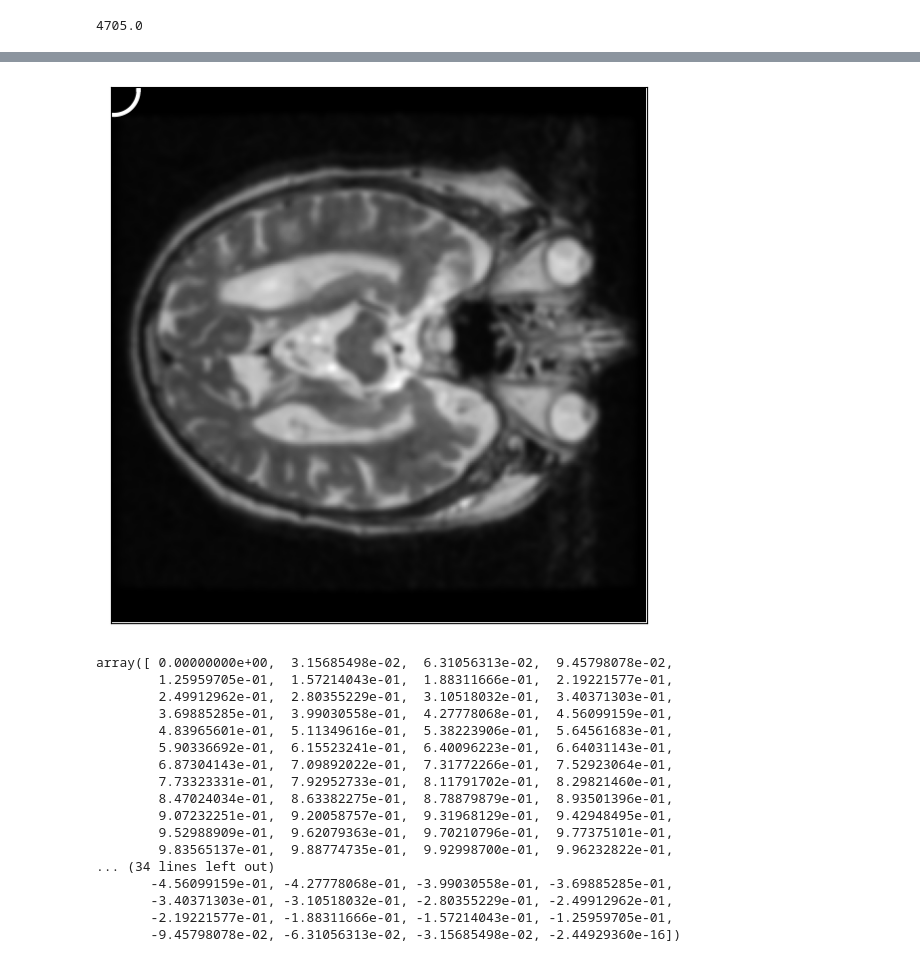
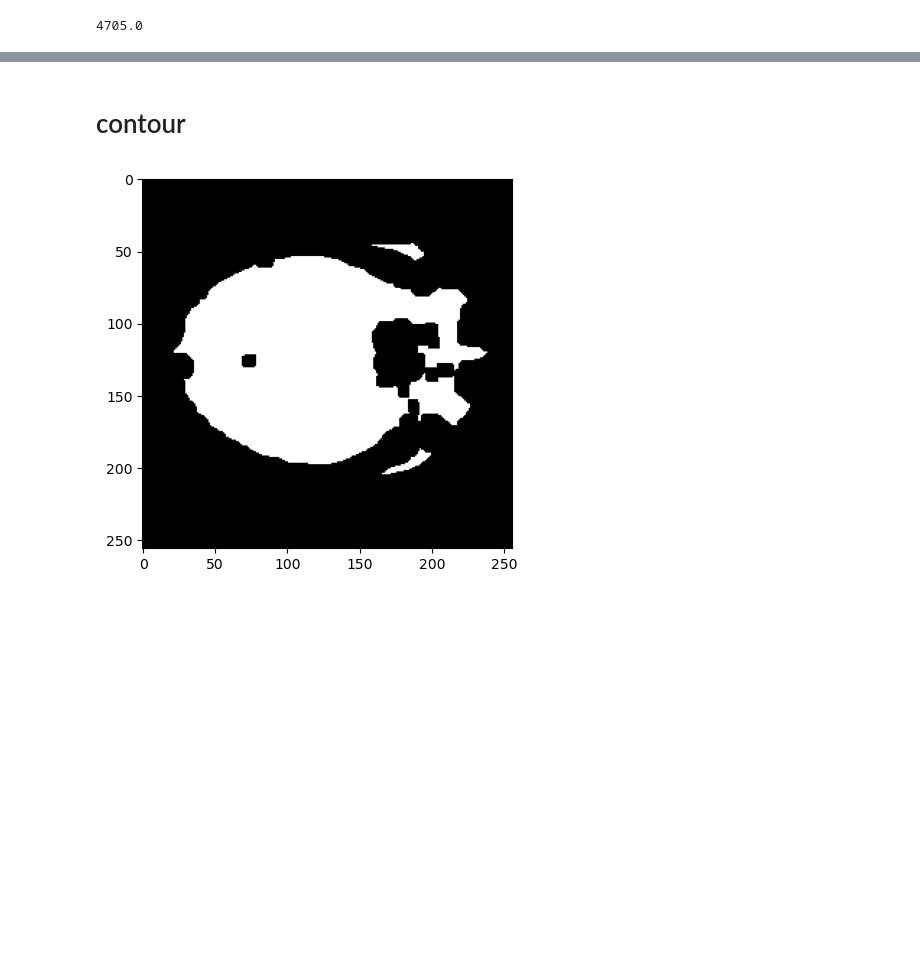
Before and after one commit to mohamed-malk/Z-care, a Jupyter notebook: skull srtipping function.ipynb, the cells around one changed output, grey strips where cells are left out. Saved outputs shown, nothing was run; the diff lists cells and outputs as text; code cells hidden in the pictures; blank space fills up the shorter version.

```diff
--- a/skull srtipping function.ipynb
+++ b/skull srtipping function.ipynb
@@ -272,32 +116,16 @@ plt.show()
-# %%
-s = np.linspace(0, 2*np.pi, 200)
-r = image.shape[0]*np.sin(s)
-c = image.shape[1]*np.cos(s)
-init = np.array([r, c]).T
-snake = active_contour(I3,init, alpha=0.0015, beta=10, gamma=0.002)
-fig, ax = plt.subplots(figsize=(7, 7))
-ax.imshow(image, cmap=plt.cm.gray)
-ax.plot(snake[:, 1], snake[:, 0], '-w', lw=3)
-ax.set_xticks([]), ax.set_yticks([])
-ax.axis([0, image.shape[1], image.shape[0], 0])
-plt.show()
-np.sin(s)
-# %% [output]
-[figure, removed]
-array([ 0.00000000e+00,  3.15685498e-02,  6.31056313e-02,  9.45798078e-02,
-        1.25959705e-01,  1.57214043e-01,  1.88311666e-01,  2.19221577e-01,
-        2.49912962e-01,  2.80355229e-01,  3.10518032e-01,  3.40371303e-01,
-        3.69885285e-01,  3.99030558e-01,  4.27778068e-01,  4.56099159e-01,
-        4.83965601e-01,  5.11349616e-01,  5.38223906e-01,  5.64561683e-01,
-        5.90336692e-01,  6.15523241e-01,  6.40096223e-01,  6.64031143e-01,
-        6.87304143e-01,  7.09892022e-01,  7.31772266e-01,  7.52923064e-01,
-        7.73323331e-01,  7.92952733e-01,  8.11791702e-01,  8.29821460e-01,
-        8.47024034e-01,  8.63382275e-01,  8.78879879e-01,  8.93501396e-01,
-        9.07232251e-01,  9.20058757e-01,  9.31968129e-01,  9.42948495e-01,
-        9.52988909e-01,  9.62079363e-01,  9.70210796e-01,  9.77375101e-01,
-        9.83565137e-01,  9.88774735e-01,  9.92998700e-01,  9.96232822e-01,
-... (34 lines left out)
-       -4.56099159e-01, -4.27778068e-01, -3.99030558e-01, -3.69885285e-01,
-       -3.40371303e-01, -3.10518032e-01, -2.80355229e-01, -2.49912962e-01,
-       -2.19221577e-01, -1.88311666e-01, -1.57214043e-01, -1.25959705e-01,
-       -9.45798078e-02, -6.31056313e-02, -3.15685498e-02, -2.44929360e-16])
+# %% [markdown]
+# contour
+# %%
+immmm = I3.astype(np.uint8)
+
+#cv2.imwrite('{}.png'.format('sunflower'), shape)
+
+countours , _ = cv2.findContours(immmm,cv2.RETR_EXTERNAL,cv2.CHAIN_APPROX_SIMPLE)
+shape = I3.copy()
+cv2.drawContours(shape, countours, -1, (0, 255, 0), 2)
+
+
+plt.imshow(shape, cmap="gray")
+plt.show()
+# %% [output]
+[figure, added]
```
Also changed, not shown: parts of 5 cells of this notebook.
